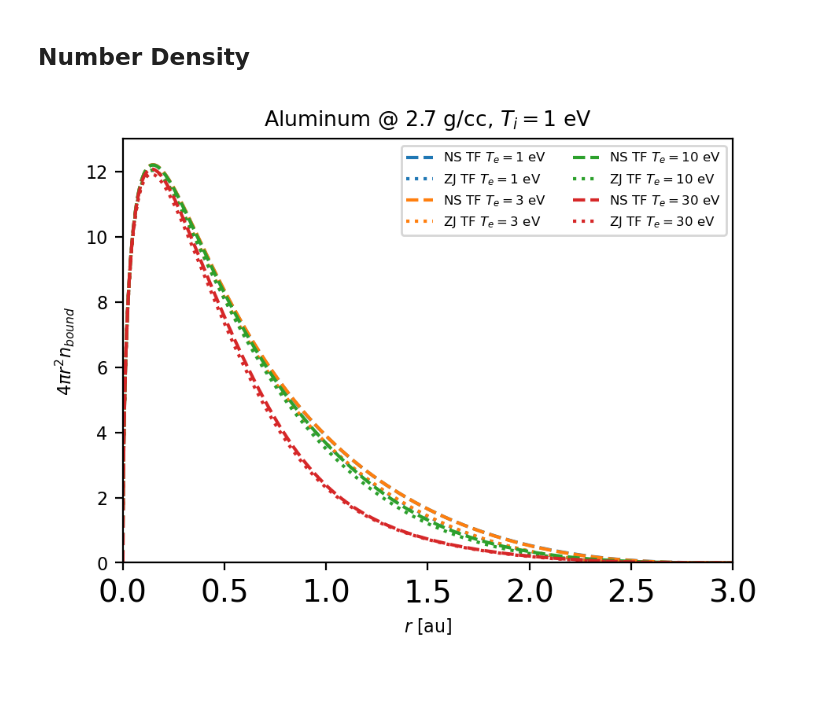
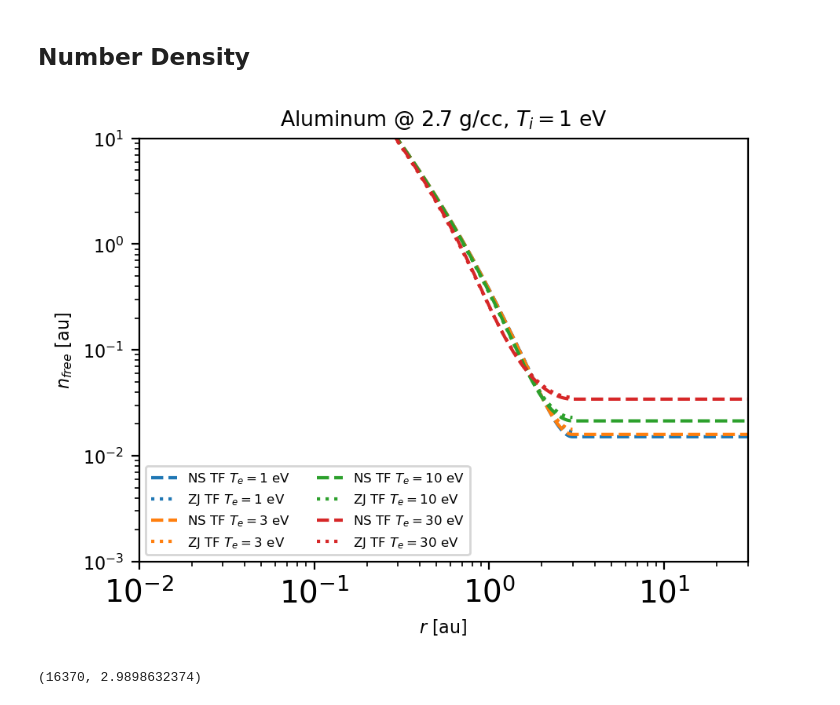
Before and after one commit to ZachAJohnson/OFAA, a Jupyter notebook: jupyter/Benchmarks/2T_NS.ipynb, the cells around one changed output. Cells and saved outputs as stored; diff of their text form; code cells hidden in the pictures.

```diff
--- a/jupyter/Benchmarks/2T_NS.ipynb
+++ b/jupyter/Benchmarks/2T_NS.ipynb
@@ -326,49 +326,56 @@ def plot_ne(ne_data, ks=False, figax = None, **kwargs):#line = None, color=None,
     else:
         fig, ax  = figax
 
-    if ks==False:
-        ax.plot(ne_data[0], 4*π*ne_data[0]**2*ne_data[1], **kwargs )#, linestyle=line, color=color, label=label)
+    fourpi = False
+    if fourpi==True:
+        if ks==False:
+            ax.plot(ne_data[0], 4*π*ne_data[0]**2*ne_data[1], **kwargs )#, linestyle=line, color=color, label=label)
+        else:
+            ax.plot(ne_data[0], ne_data[1], **kwargs )#, linestyle=line, color=color, label=label)
+        ax.set_ylabel(r"$4 \pi  r^2 n_{bound}$")
     else:
-        ax.plot(ne_data[0], ne_data[1], **kwargs )#, linestyle=line, color=color, label=label)
-    ax.set_ylabel(r"$4 \pi  r^2 n_{bound}$")
-    # if ks==False:
-    #     ax.plot(ne_data[0], ne_data[1], **kwargs )#, linestyle=line, color=color, label=label)
-    # else:
-    #     ax.plot(ne_data[0], (4*π*ne_data[0]**2)**-1*ne_data[1], **kwargs )#, linestyle=line, color=color, label=label)
-    # ax.set_ylabel(r"$n_{free} $ [au]")
+        if ks==False:
+            ax.plot(ne_data[0], ne_data[1], **kwargs )#, linestyle=line, color=color, label=label)
+        else:
+            ax.plot(ne_data[0], (4*π*ne_data[0]**2)**-1*ne_data[1], **kwargs )#, linestyle=line, color=color, label=label)
+        ax.set_ylabel(r"$n_{free} $ [au]")
 
-    if True:
+    if fourpi:
         ax.set_xlim(0,3)
         ax.set_ylim(0, 13)
     else:
         ax.set_xlim(1e-2,30)
         ax.set_yscale('log')#, linthresh=1e-3)
         ax.set_xscale('log')
         ax.set_ylim(1e-3, 1e1)
 
 
     ax.set_xlabel(r"$r $ [au]")
 
     ax.legend(fontsize=6, ncols=2)
 
 # Fixed Ti
 fig, ax = plt.subplots()
 ax.set_title(r"Aluminum @ $2.7$ g/cc, $T_i = 1 $ eV")
 
 # plot_ne(NS_ks_ne11, ks=True, figax = (fig, ax), color=color_cycle[0], linestyle='-', label=r"NS QM $T_e=1$ eV")
 plot_ne(NS_tf_ne11, ks=False, figax = (fig, ax), color=color_cycle[0], linestyle='--', label=r"NS TF $T_e=1$ eV")
 plot_ne(ZJ_ne11, figax = (fig, ax), color=color_cycle[0], linestyle=':', label=r"ZJ TF $T_e=1$ eV")
 
 # plot_ne(NS_ks_ne12, ks=True, figax = (fig, ax), color=color_cycle[1], linestyle='-', label=r"NS QM $T_e=3$ eV")
 plot_ne(NS_tf_ne12, ks=False,  figax = (fig, ax), color=color_cycle[1], linestyle='--', label=r"NS TF $T_e=3$ eV")
 plot_ne(ZJ_ne12, figax = (fig, ax), color=color_cycle[1], linestyle=':', label=r"ZJ TF $T_e=3$ eV")
 
 # plot_ne(NS_ks_ne13, ks=True, figax = (fig, ax), color=color_cycle[2], linestyle='-', label=r"NS QM $T_e=10$ eV")
 plot_ne(NS_tf_ne13, ks=False,  figax = (fig, ax), color=color_cycle[2], linestyle='--', label=r"NS TF $T_e=10$ eV")
 plot_ne(ZJ_ne13, figax = (fig, ax), color=color_cycle[2], linestyle=':', label=r"ZJ TF $T_e=10$ eV")
 
 # plot_ne(NS_ks_ne14, ks=True, figax = (fig, ax), color=color_cycle[3], linestyle='-', label=r"NS QM $T_e=30$ eV")
 plot_ne(NS_tf_ne14, ks=False,  figax = (fig, ax), color=color_cycle[3], linestyle='--', label=r"NS TF $T_e=30$ eV")
 plot_ne(ZJ_ne14, figax = (fig, ax), color=color_cycle[3], linestyle=':', label=r"ZJ TF $T_e=30$ eV")
 # %% [output]
-[figure, old version]
+[figure, new version]
+# %%
+np.argmin( np.abs(NS_tf_ne14[0]-2.99)), NS_tf_ne14[0][16370]
+# %% [output]
+(16370, 2.9898632374)
```
Also changed, not shown: parts of 5 cells of this notebook, 14 other files.
